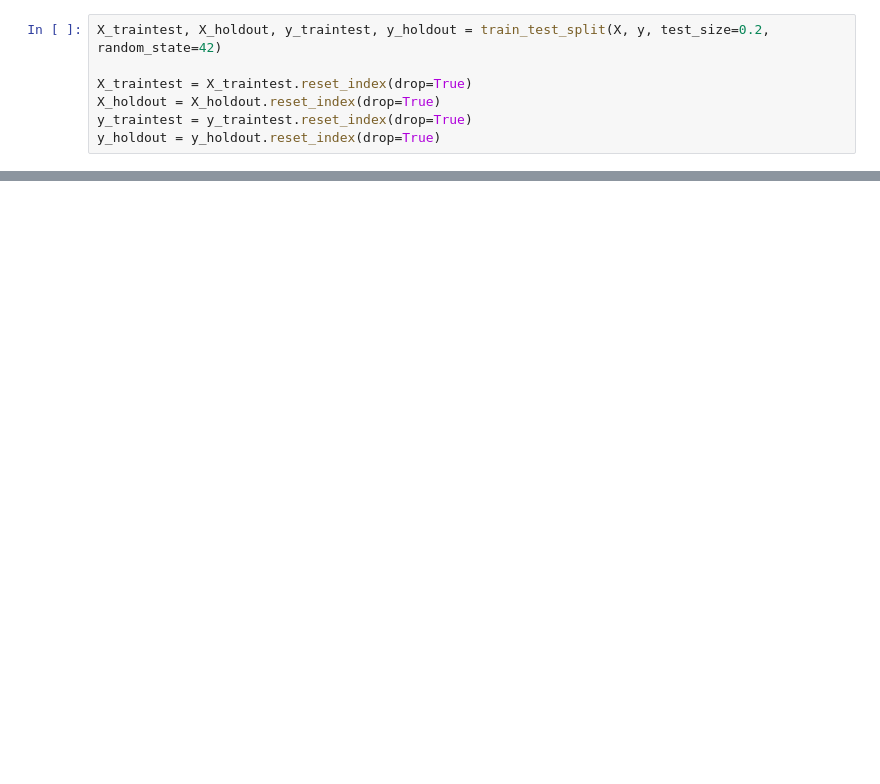
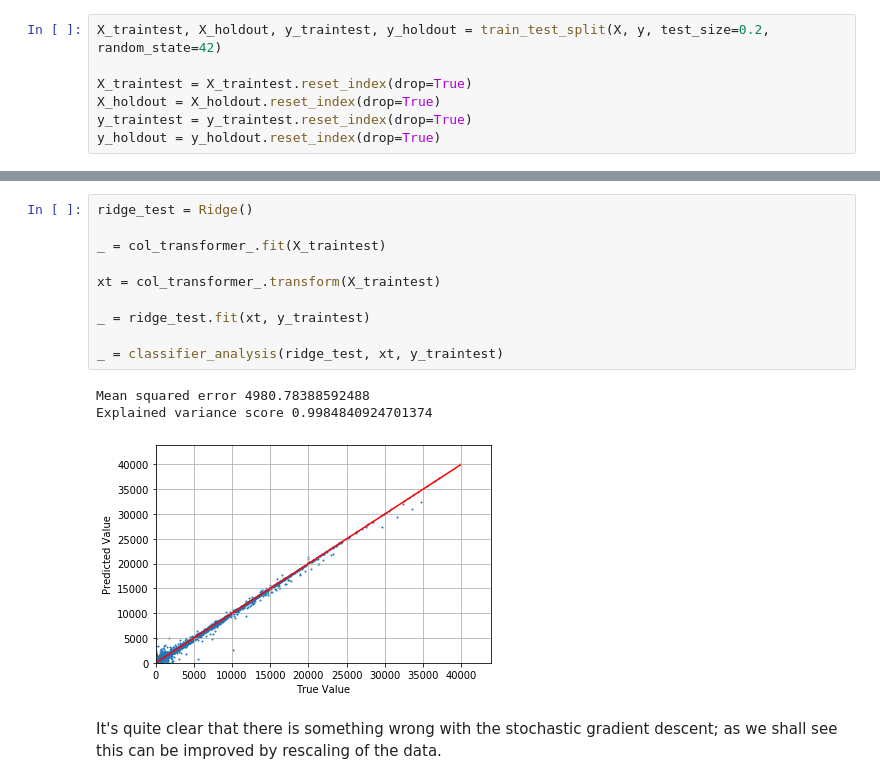
Before and after one commit to mgudorf/datsci, a Jupyter notebook: capstone1/notebooks/Loan recovery amount regression.ipynb, the cells around one changed output, grey strips where cells are left out. Drawn from its saved outputs; the diff is of its cells as text; blank space fills up the shorter version.

```diff
--- a/capstone1/notebooks/Loan recovery amount regression.ipynb
+++ b/capstone1/notebooks/Loan recovery amount regression.ipynb
@@ -268,0 +618,17 @@ Explained variance score 0.98821
+# %%
+ridge_test = Ridge()
+
+_ = col_transformer_.fit(X_traintest)
+
+xt = col_transformer_.transform(X_traintest)
+
+_ = ridge_test.fit(xt, y_traintest)
+
+_ = classifier_analysis(ridge_test, xt, y_traintest)
+# %% [output]
+Mean squared error 4980.78388592488
+Explained variance score 0.9984840924701374
+[figure, added]
+# %% [markdown]
+It's quite clear that there is something wrong with the stochastic gradient descent; as we shall see this can be improved by
+rescaling of the data.
```
Also changed, not shown: parts of 55 cells of this notebook, 1 other file.
